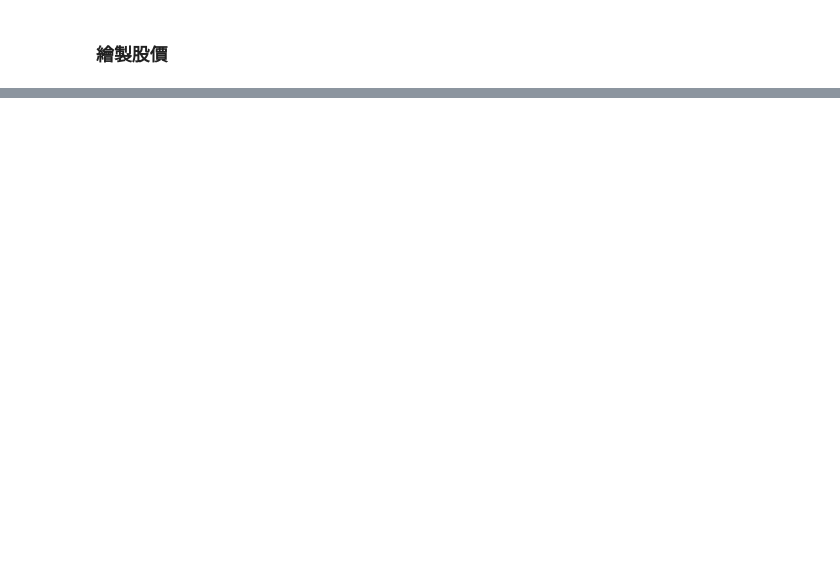
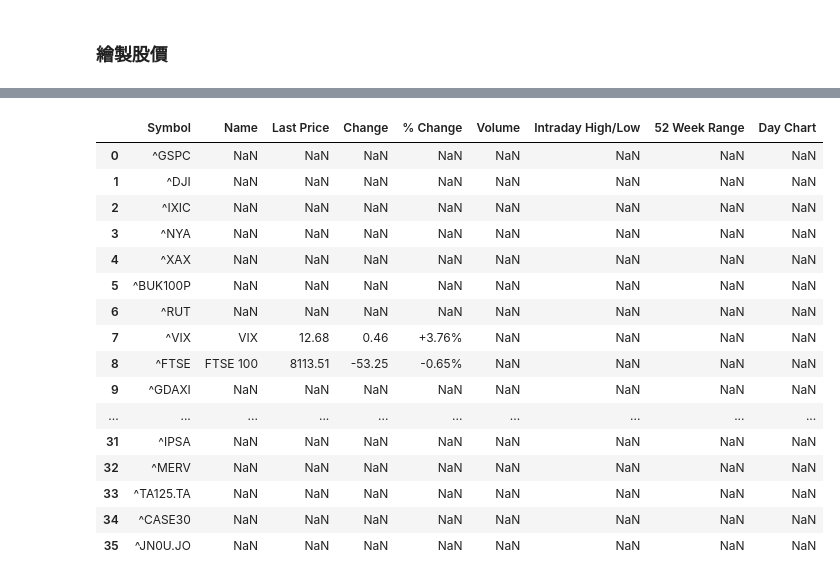
Before and after one commit to BruceXavierChou/stock_crawling, a Jupyter notebook: 「用_Python_爬取全球股價_ipynb」的副本.ipynb, the cells around one changed output, grey strips where cells are left out. Saved outputs shown, nothing was run; the diff lists cells and outputs as text; code cells hidden in the pictures; blank space fills up the shorter version.

```diff
--- a/「用_Python_爬取全球股價_ipynb」的副本.ipynb
+++ b/「用_Python_爬取全球股價_ipynb」的副本.ipynb
@@ -47,0 +56,11 @@ df.Close.plot()
+# %%
+!pip install requests
+import requests
+
+url = "https://finance.yahoo.com/world-indices/"
+response = requests.get(url)
+
+import io
+f = io.StringIO(response.text)
+dfs = pd.read_html(f)
+world_index = dfs[0]
@@ -47,0 +73,20 @@ df.Close.plot()
+# %%
+dfs[0]
+# %% [output]
+|  | Symbol | Name | Last Price | Change | % Change | Volume | Intraday High/Low | 52 Week Range | Day Chart |
+| 0 | ^GSPC | NaN | NaN | NaN | NaN | NaN | NaN | NaN | NaN |
+| 1 | ^DJI | NaN | NaN | NaN | NaN | NaN | NaN | NaN | NaN |
+| 2 | ^IXIC | NaN | NaN | NaN | NaN | NaN | NaN | NaN | NaN |
+| 3 | ^NYA | NaN | NaN | NaN | NaN | NaN | NaN | NaN | NaN |
+| 4 | ^XAX | NaN | NaN | NaN | NaN | NaN | NaN | NaN | NaN |
+| 5 | ^BUK100P | NaN | NaN | NaN | NaN | NaN | NaN | NaN | NaN |
+| 6 | ^RUT | NaN | NaN | NaN | NaN | NaN | NaN | NaN | NaN |
+| 7 | ^VIX | VIX | 12.68 | 0.46 | +3.76% | NaN | NaN | NaN | NaN |
+| 8 | ^FTSE | FTSE 100 | 8113.51 | -53.25 | -0.65% | NaN | NaN | NaN | NaN |
+| 9 | ^GDAXI | NaN | NaN | NaN | NaN | NaN | NaN | NaN | NaN |
+| ... | ... | ... | ... | ... | ... | ... | ... | ... | ... |
+| 31 | ^IPSA | NaN | NaN | NaN | NaN | NaN | NaN | NaN | NaN |
+| 32 | ^MERV | NaN | NaN | NaN | NaN | NaN | NaN | NaN | NaN |
+| 33 | ^TA125.TA | NaN | NaN | NaN | NaN | NaN | NaN | NaN | NaN |
+| 34 | ^CASE30 | NaN | NaN | NaN | NaN | NaN | NaN | NaN | NaN |
+| 35 | ^JN0U.JO | NaN | NaN | NaN | NaN | NaN | NaN | NaN | NaN |
```
Also changed, not shown: parts of 7 cells of this notebook.
